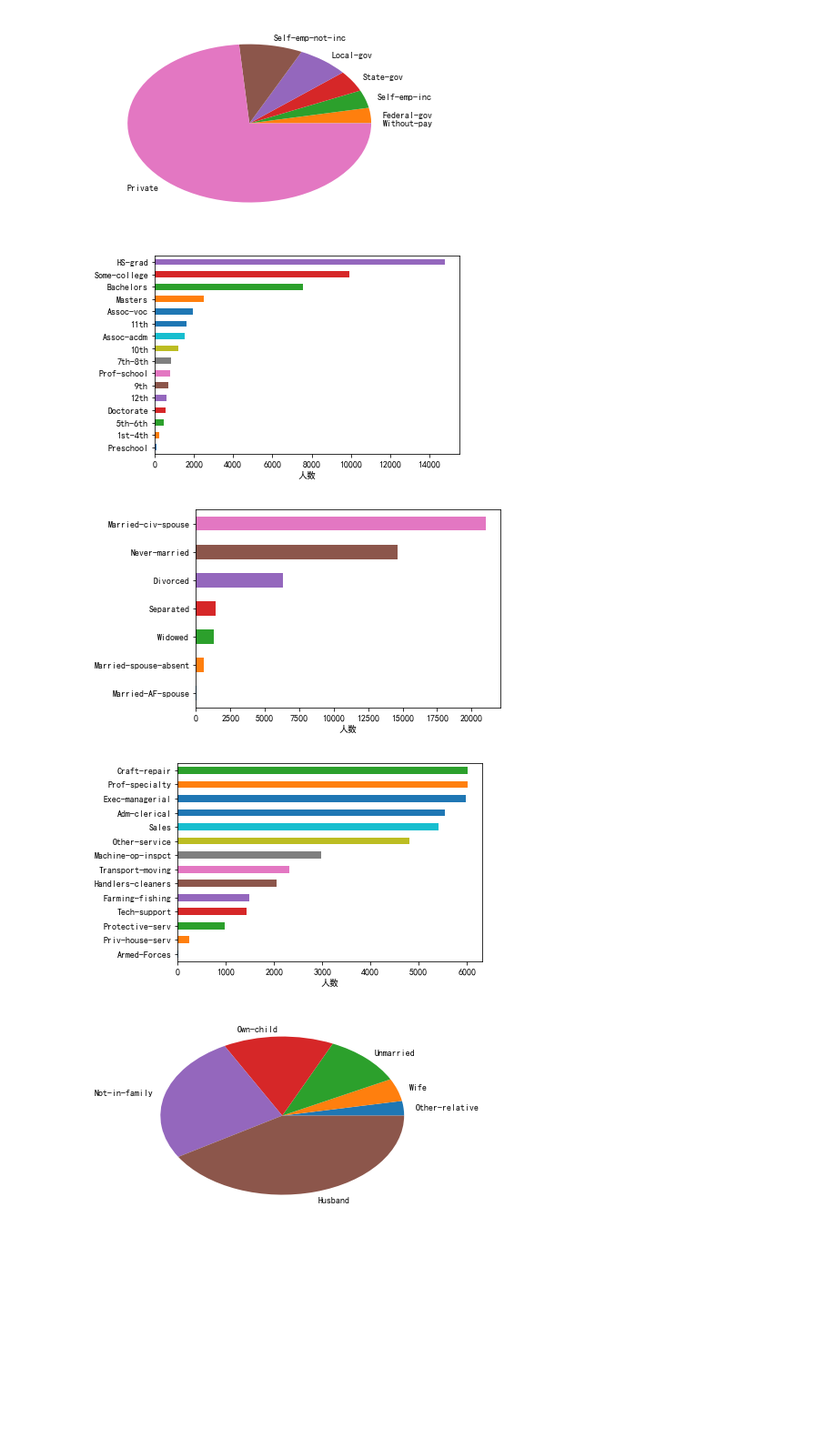
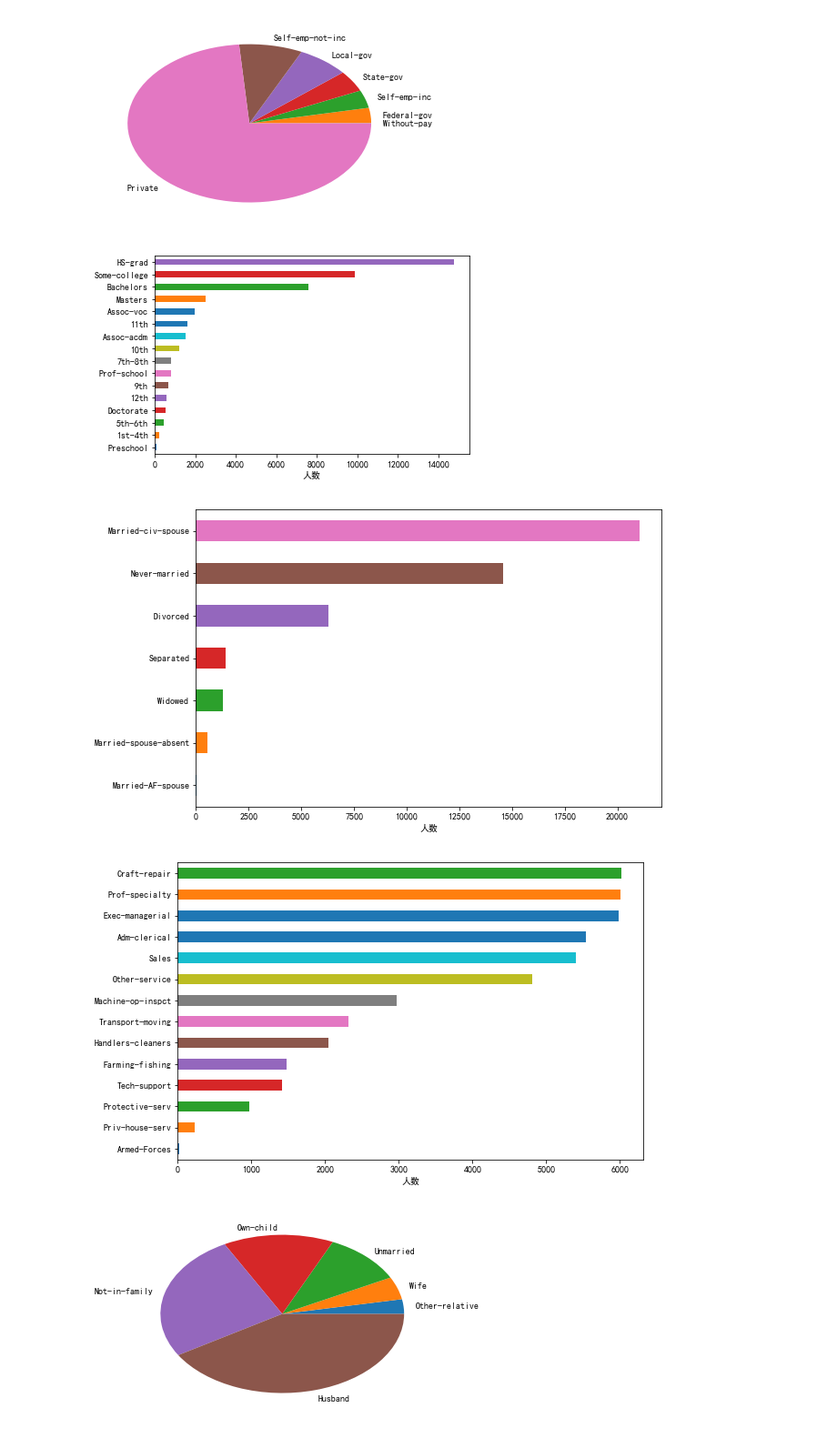
Before and after one commit to shinshiner/CS245-Data-Science, a Jupyter notebook: Adult++/main.ipynb, the cells around one changed output. Shown: that part at 91% size. Drawn from its saved outputs; the diff is of its cells as text; code cells hidden in the pictures; blank space fills up the shorter version.

```diff
--- a/Adult++/main.ipynb
+++ b/Adult++/main.ipynb
@@ -232,30 +233,33 @@ plt.figure(figsize=(6, 4))
 tar_df.value_counts(ascending=True).plot(kind='barh')
 
 plt.xlabel(u'人数')
+plt.subplots_adjust(left=0.17, right=0.97)
 plt.savefig('report/img/edu_dis.pdf')
 plt.show()
 # %% [output]
-[figure, old version]
+[figure, new version]
 # %%
 tar_df = class_real_df['marital_status']
-plt.figure(figsize=(6, 4))
+plt.figure(figsize=(9, 6))
 tar_df.value_counts(ascending=True).plot(kind='barh')
 
 plt.xlabel(u'人数')
+plt.subplots_adjust(left=0.18, right=0.97)
 plt.savefig('report/img/marry_dis.pdf')
 plt.show()
 # %% [output]
-[figure, old version]
+[figure, new version]
 # %%
 tar_df = class_real_df['occupation']
-plt.figure(figsize=(6, 4))
+plt.figure(figsize=(9, 6))
 tar_df.value_counts(ascending=True).plot(kind='barh')
 
 plt.xlabel(u'人数')
+plt.subplots_adjust(left=0.18, right=0.97)
 plt.savefig('report/img/occupation_dis.pdf')
 plt.show()
 # %% [output]
-[figure, old version]
+[figure, new version]
 # %%
 tar_df = class_real_df['relationship']
 plt.figure(figsize=(6, 4))
```
Also changed, not shown: parts of 3 cells of this notebook, 10 other files.
